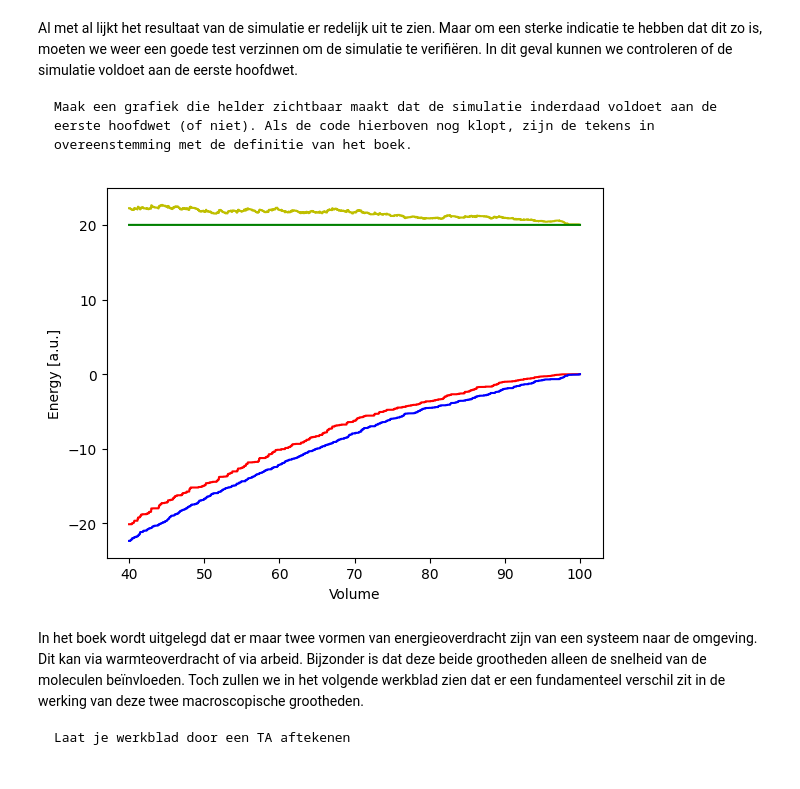
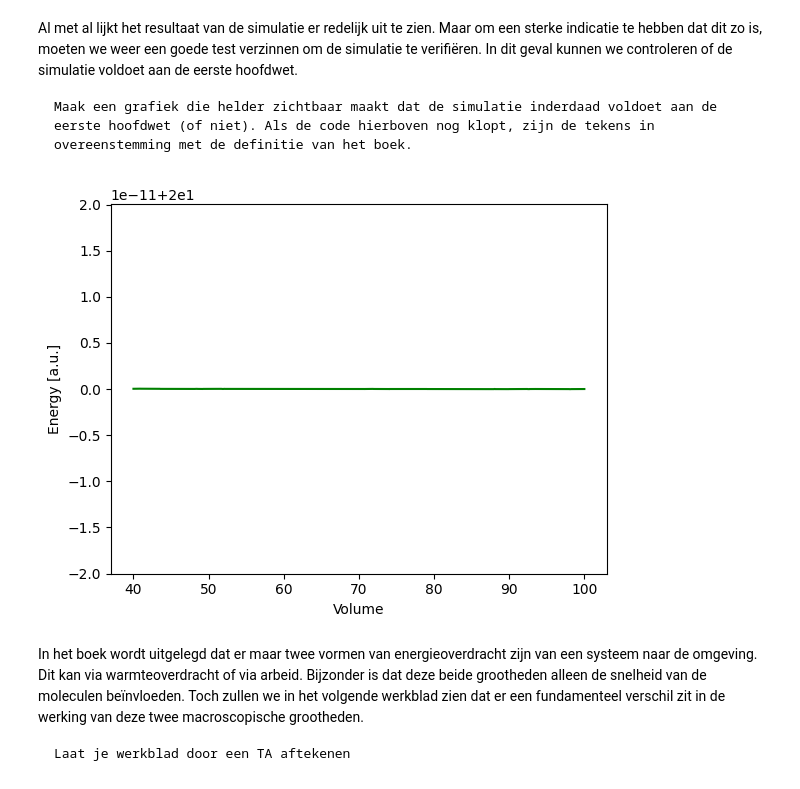
Before and after one commit to Contemporary-Physicslab/PySim, a Jupyter notebook: book/Q2/Thermostaat.ipynb, the cells around one changed output. Cells and saved outputs as stored; diff of their text form; code cells hidden in the pictures.

```diff
--- a/book/Q2/Thermostaat.ipynb
+++ b/book/Q2/Thermostaat.ipynb
@@ -106,6 +108,7 @@ def create_particles(particles):
         particles.append(ParticleClass(m=1.0, v=[vx, vy], r=[x, y], R=RADIUS))
 
 def temperature(particles) -> float:
+    # student moet hier eigen code invoeren
     temp = 0.0
     for p in particles:
         temp += p.kin_energy
@@ -114,28 +117,20 @@ def temperature(particles) -> float:
 
 def handle_collisions(particles):
     """ alle onderlinge botsingen afhandelen voor deeltjes in lijst """
-    ignore_list = []
-    for p1 in particles:
-        if p1 in ignore_list:                                   # overslaan als partner al geweest is
-            continue
-        for p2 in particles:
-            if p1 is p2:
-                continue
-            if collide_detection(p1, p2):
-                particle_collision(p1, p2)
-                ignore_list.append(p2)                          # partner uitsluiten van de berekening
+    num_particles = len(particles)
+    for i in range(num_particles):
+        for j in range(i+1, num_particles):
+            if collide_detection(particles[i], particles[j]):
+                particle_collision(particles[i], particles[j])
 
 def handle_walls(particles):
-    """ botsing met wanden controleren voor alle deeltjes in lijst en bepaling druk """
-    global pressure, box_length, box_height, work     # om pressure buiten de functie te kunnen gebruiken
-    total_impulse = np.zeros(2, dtype=float)    # totale stoot op wanden per richting
+    """ botsing met wanden controleren voor alle deeltjes in lijst en gemiddeld bepaling druk """
+    global pressure, impulse_outward, box_height, box_length   # om pressure buiten de functie te kunnen gebruiken
+    impulse_outward = 0.0
     for p in particles:
-        momentum_old = p.momentum.copy()
-        box_collision(p)
-        impulse = p.momentum - momentum_old
-        total_impulse += abs(impulse) # stoot is altijd netjes loodrecht naar buiten
-    pressure = 0.95 * pressure + 0.05 * sum(total_impulse) / ((2 * box_length + 2 * box_height) * DT)
-    work -= total_impulse[0] * v_piston # negatieve v_piston is naar binnen en verhoogt de arbeid
+        left_right_collision(p)
+        top_down_collision(p)
+    pressure = 0.95 * pressure + 0.05 * impulse_outward / ((2 * box_length + 2 * box_height) * DT)
 
 def take_time_step(particles):
     """ zet tijdstap voor een lijst deeltjes en verwerk alle botsingen onderling en met wanden """
@@ -143,8 +138,8 @@ def take_time_step(particles):
     box_length += 2 * v_piston * DT # zowel links als rechts zuiger
     for p in particles:
         p.update_position()
+    handle_collisions(particles)
     handle_walls(particles)
-    handle_collisions(particles)
 # %% [markdown]
 ## Test code
 
@@ -333,20 +297,20 @@ Maak een grafiek die helder zichtbaar maakt dat de simulatie inderdaad voldoet a
 # %%
 ## VOORBEELDUITWERKING
 
 plt.figure()
 plt.xlabel('Volume')
 plt.ylabel('Energy [a.u.]')
 
 energies = int(N) * temperatures + works - heats
 
-plt.plot(volumes, heats, '-r')
-plt.plot(volumes, works, '-b')
-plt.plot(volumes, int(N) * temperatures, '-y')
+# plt.plot(volumes, heats, '-r')
+# plt.plot(volumes, works, '-b')
+# plt.plot(volumes, int(N) * temperatures, '-y')
 plt.plot(volumes, energies, '-g')
 
 plt.show()
 # %% [output]
-[figure, old version]
+[figure, new version]
 # %% [markdown]
 In het boek wordt uitgelegd dat er maar twee vormen van energieoverdracht zijn van een systeem naar de omgeving. Dit kan via warmteoverdracht of via arbeid. Bijzonder is dat deze beide grootheden alleen de snelheid van de moleculen beïnvloeden. Toch zullen we in het volgende werkblad zien dat er een fundamenteel verschil zit in de werking van deze twee macroscopische grootheden.
 
```
Also changed, not shown: parts of 8 cells of this notebook.
